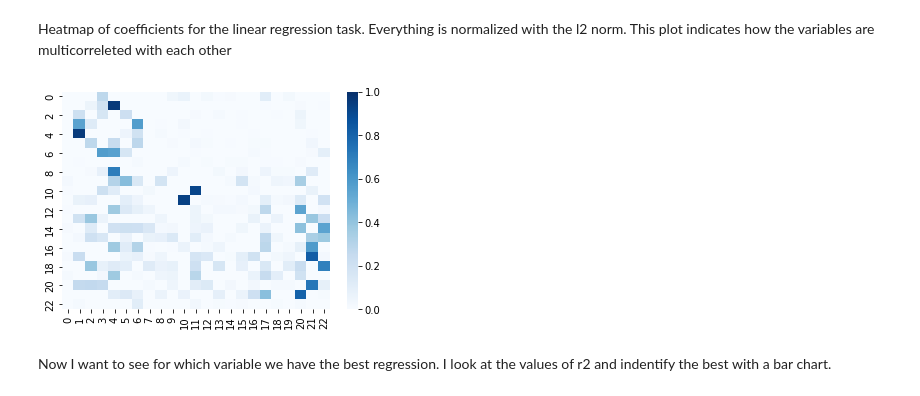
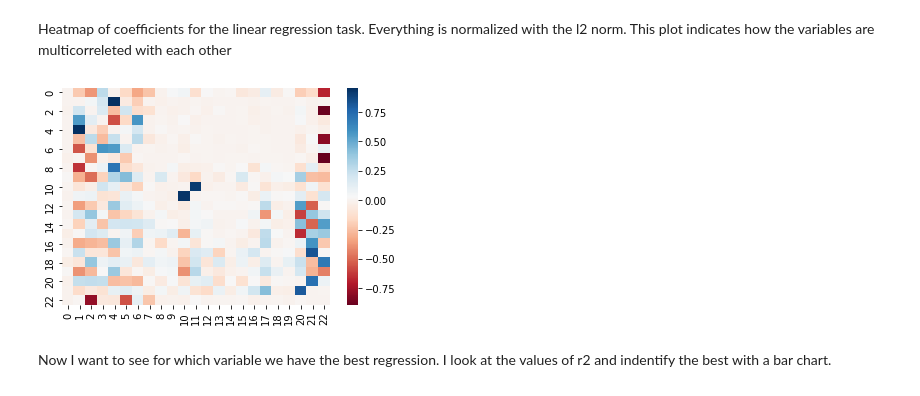
Before and after one commit to simonediluna/Data-Mining-Advanced-Topics-and-Applications, a Jupyter notebook: Simone/Linear and Log Regression.ipynb, the cells around one changed output. Saved outputs shown, nothing was run; the diff lists cells and outputs as text; code cells hidden in the pictures.

```diff
--- a/Simone/Linear_and_log_regression.ipynb
+++ b/Simone/Linear and Log Regression.ipynb
@@ -210,10 +211,11 @@ from sklearn.preprocessing import normalize
 matrix=normalize(b, axis=1, norm='l2')
 # %% [markdown]
 Heatmap of coefficients for the linear regression task. Everything is normalized with the l2 norm. This plot indicates how the variables are multicorreleted with each other
-# %%
-ax = sns.heatmap(matrix,cmap='Blues',vmin=0, vmax=1)
-# %% [output]
-[figure, removed]
+# %%
+ax = sns.heatmap(matrix,cmap='RdBu')
+ax.figure.savefig('lin_heatmap.pdf', bbox_inches = 'tight')
+# %% [output]
+[figure, added]
 # %% [markdown]
 Now I want to see for which variable we have the best regression. I look at the values of r2 and indentify the best with a bar chart.
 # %%
```
Also changed, not shown: parts of 13 cells of this notebook, 4 other files.
